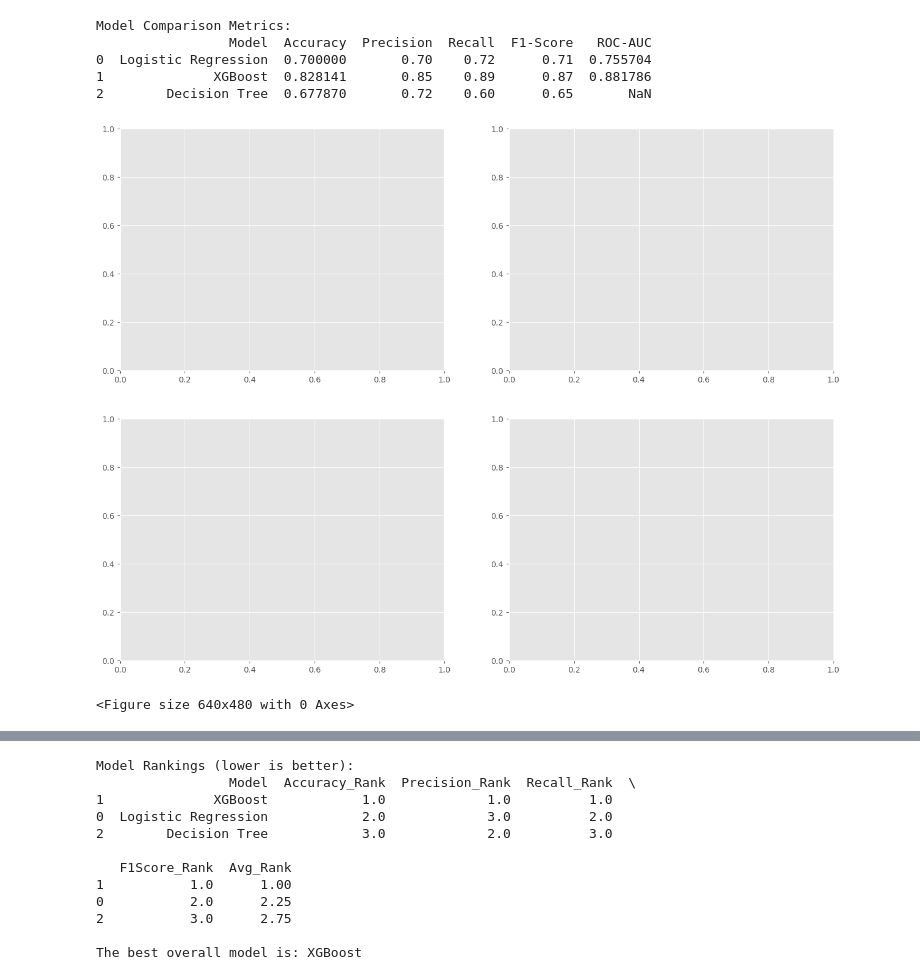
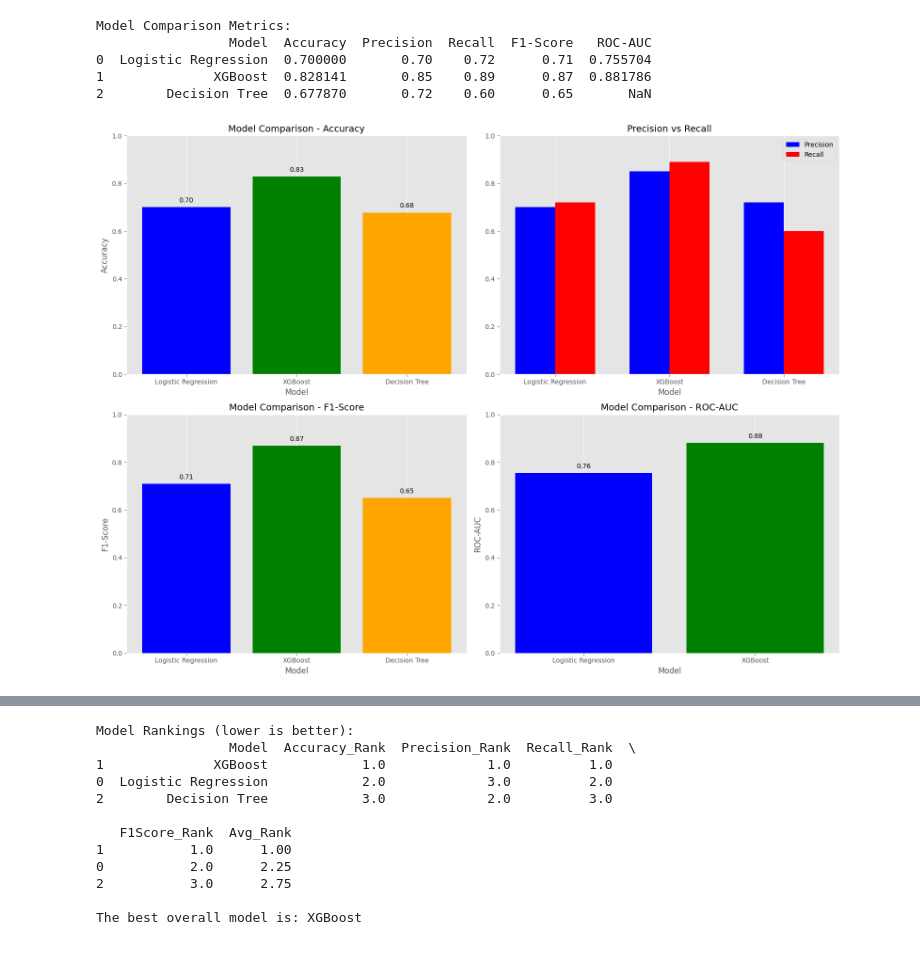
Before and after one commit to BoshithaMGunarathna/Mental-Health-Prediction, a Jupyter notebook: Compressed_evaluation.ipynb, the cells around one changed output, grey strips where cells are left out. Saved outputs shown, nothing was run; the diff lists cells and outputs as text; code cells hidden in the pictures.

```diff
--- a/Compressed_evaluation.ipynb
+++ b/Compressed_evaluation.ipynb
@@ -45,31 +45,58 @@ Model Comparison Metrics:
 # %%
 # Set the style for the plots
 plt.style.use('ggplot')
-# %%
-# Create a figure with subplots
-fig, axs = plt.subplots(2, 2, figsize=(16, 12))
-# %% [output]
-[figure, removed]
-# %%
-# Plot accuracy
-axs[0, 0].bar(results_df['Model'], results_df['Accuracy'], color=['blue', 'green', 'orange'])
-axs[0, 0].set_title('Model Comparison - Accuracy', fontsize=14)
-axs[0, 0].set_xlabel('Model', fontsize=12)
-axs[0, 0].set_ylabel('Accuracy', fontsize=12)
-axs[0, 0].set_ylim(0, 1)
-for i, v in enumerate(results_df['Accuracy']):
-    axs[0, 0].text(i, v + 0.02, f"{v:.2f}", ha='center', fontsize=10)
-axs[0, 0].grid(axis='y')
 # %%
-# Plot precision and recall
+# FIRST FIGURE: Create subplots for individual metrics
+fig1, axs = plt.subplots(2, 2, figsize=(16, 12))
+
+# Plot 1: Accuracy
+axs[0, 0].bar(models, accuracy, color=['blue', 'green', 'orange'])
+axs[0, 0].set_title('Model Comparison - Accuracy', fontsize=14)
+axs[0, 0].set_xlabel('Model', fontsize=12)
+axs[0, 0].set_ylabel('Accuracy', fontsize=12)
+axs[0, 0].set_ylim(0, 1)
+for i, v in enumerate(accuracy):
+    axs[0, 0].text(i, v + 0.02, f"{v:.2f}", ha='center', fontsize=10)
+axs[0, 0].grid(axis='y')
+
+# Plot 2: Precision and Recall
 bar_width = 0.35
 x = np.arange(len(models))
-axs[0, 1].bar(x - bar_width/2, results_df['Precision'], bar_width, label='Precision', color='blue')
-axs[0, 1].bar(x + bar_width/2, results_df['Recall'], bar_width, label='Recall', color='red')
+axs[0, 1].bar(x - bar_width/2, precision, bar_width, label='Precision', color='blue')
+axs[0, 1].bar(x + bar_width/2, recall, bar_width, label='Recall', color='red')
 axs[0, 1].set_title('Precision vs Recall', fontsize=14)
 axs[0, 1].set_xlabel('Model', fontsize=12)
 axs[0, 1].set_xticks(x)
 axs[0, 1].set_xticklabels(models)
 axs[0, 1].set_ylim(0, 1)
 axs[0, 1].legend()
 axs[0, 1].grid(axis='y')
+
+# Plot 3: F1-Score
+axs[1, 0].bar(models, f1_score, color=['blue', 'green', 'orange'])
+axs[1, 0].set_title('Model Comparison - F1-Score', fontsize=14)
+axs[1, 0].set_xlabel('Model', fontsize=12)
+axs[1, 0].set_ylabel('F1-Score', fontsize=12)
+axs[1, 0].set_ylim(0, 1)
+for i, v in enumerate(f1_score):
+    axs[1, 0].text(i, v + 0.02, f"{v:.2f}", ha='center', fontsize=10)
+axs[1, 0].grid(axis='y')
+
+# Plot 4: ROC-AUC for models where it's available
+roc_models = [models[i] for i in range(len(models)) if not pd.isna(roc_auc[i])]
+roc_values = [v for v in roc_auc if not pd.isna(v)]
+
+axs[1, 1].bar(roc_models, roc_values, color=['blue', 'green'])
+axs[1, 1].set_title('Model Comparison - ROC-AUC', fontsize=14)
+axs[1, 1].set_xlabel('Model', fontsize=12)
+axs[1, 1].set_ylabel('ROC-AUC', fontsize=12)
+axs[1, 1].set_ylim(0, 1)
+for i, v in enumerate(roc_values):
+    axs[1, 1].text(i, v + 0.02, f"{v:.2f}", ha='center', fontsize=10)
+axs[1, 1].grid(axis='y')
+
+plt.tight_layout()
+plt.savefig('model_metrics_comparison.png')  # Save the figure
+plt.show()
+# %% [output]
+[figure, added]
@@ -99,5 +102,0 @@ axs[1, 1].grid(axis='y')
-# %%
-plt.tight_layout()
-plt.show()
-# %% [output]
-<Figure size 640x480 with 0 Axes>
```
Also changed, not shown: parts of 10 cells of this notebook.
